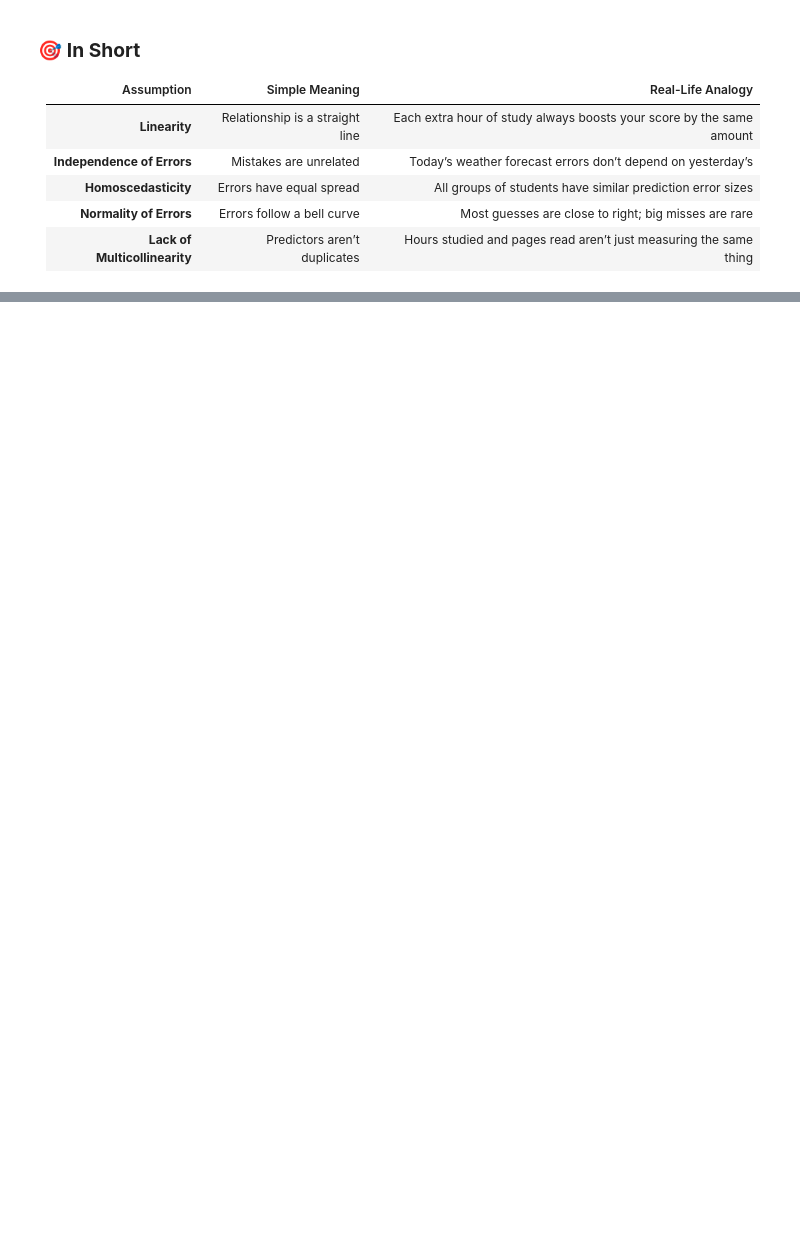
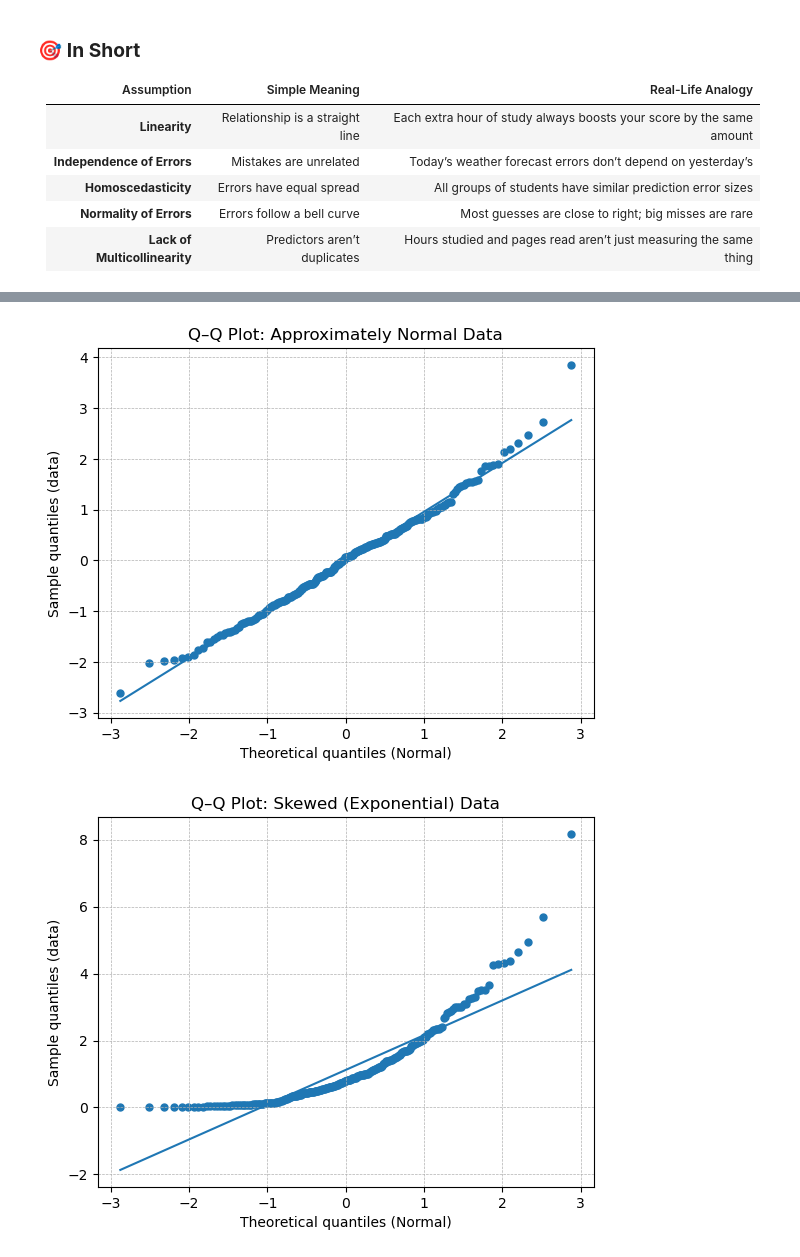
Before and after one commit to adac3210/data-science-bootcamp, a Jupyter notebook: Lecture07/Exercises/Linear Regression.ipynb, the cells around one changed output, grey strips where cells are left out. Saved outputs shown, nothing was run; the diff lists cells and outputs as text; code cells hidden in the pictures; blank space fills up the shorter version.

```diff
--- a/Lecture07/Exercises/Linear Regression.ipynb
+++ b/Lecture07/Exercises/Linear Regression.ipynb
@@ -532,0 +745,63 @@ If you try to predict a score using both **hours studied** and **pages read**, b
+# %%
+# Q–Q Plot demo: two figures (normal vs. skewed)
+# - Each plot compares sample quantiles to Normal-theory quantiles.
+# - No seaborn; one chart per figure; no explicit colors.
+
+import numpy as np
+import matplotlib.pyplot as plt
+
+def _normal_quantiles(probabilities):
+    """Return Normal(0,1) quantiles for given probabilities in (0,1)."""
+    try:
+        from scipy.stats import norm
+        return norm.ppf(probabilities)
+    except Exception:
+        # Fallback approximation if SciPy isn't available
+        big = np.random.normal(size=500_000)
+        big.sort()
+        idx = np.clip((probabilities * (big.size - 1)).astype(int), 0, big.size - 1)
+        return big[idx]
+
+def qq_plot_against_normal(data, title):
+    """Q–Q plot of 'data' vs. Normal distribution, with fitted reference line."""
+    data = np.asarray(data)
+    if data.size < 2:
+        raise ValueError("Need at least 2 data points.")
+
+    # 1) Sample quantiles: sort the data
+    y = np.sort(data)
+
+    # 2) Plotting positions p_i = (i - 0.5)/n
+    n = y.size
+    i = np.arange(1, n + 1)
+    p = (i - 0.5) / n
+
+    # 3) Theoretical Normal quantiles
+    x = _normal_quantiles(p)
+
+    # 4) Fit y = a*x + b as a visual guide
+    a, b = np.polyfit(x, y, 1)
+
+    # 5) Plot
+    plt.figure()
+    plt.scatter(x, y, s=25)      # no explicit color/style
+    x_line = np.array([x.min(), x.max()])
+    y_line = a * x_line + b
+    plt.plot(x_line, y_line)
+    plt.title(title)
+    plt.xlabel("Theoretical quantiles (Normal)")
+    plt.ylabel("Sample quantiles (data)")
+    plt.grid(True, linestyle="--", linewidth=0.5)
+    plt.show()
+
+# ----- Example 1: Approximately Normal data -----
+np.random.seed(42)
+normal_data = np.random.normal(loc=0.0, scale=1.0, size=250)
+qq_plot_against_normal(normal_data, "Q–Q Plot: Approximately Normal Data")
+
+# ----- Example 2: Skewed data (Exponential) -----
+skewed_data = np.random.exponential(scale=1.0, size=250)
+qq_plot_against_normal(skewed_data, "Q–Q Plot: Skewed (Exponential) Data")
+# %% [output]
+[figure, added]
+[figure, added]
```
Also changed, not shown: parts of 11 cells of this notebook, 2 other files.
